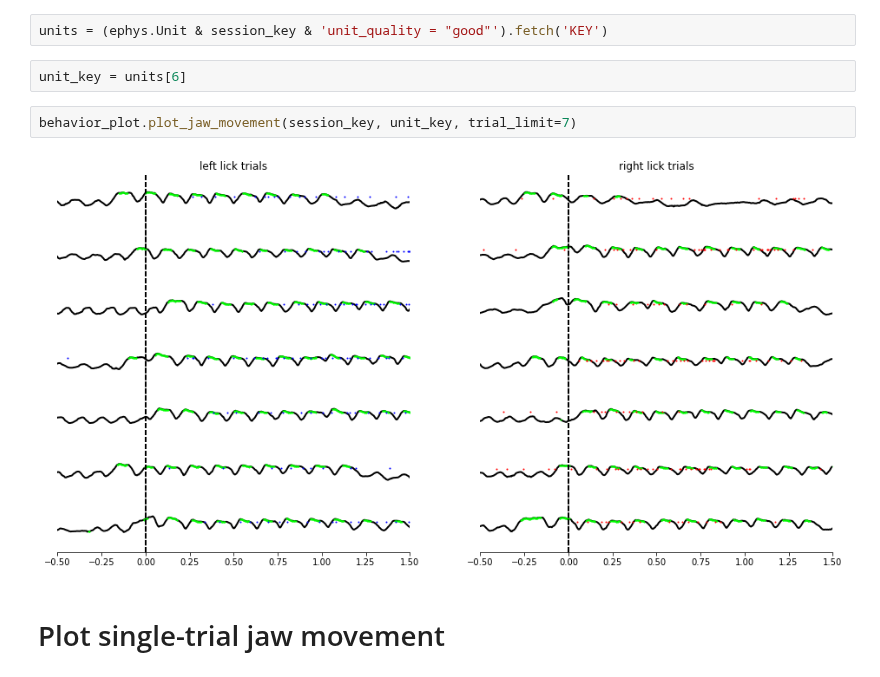
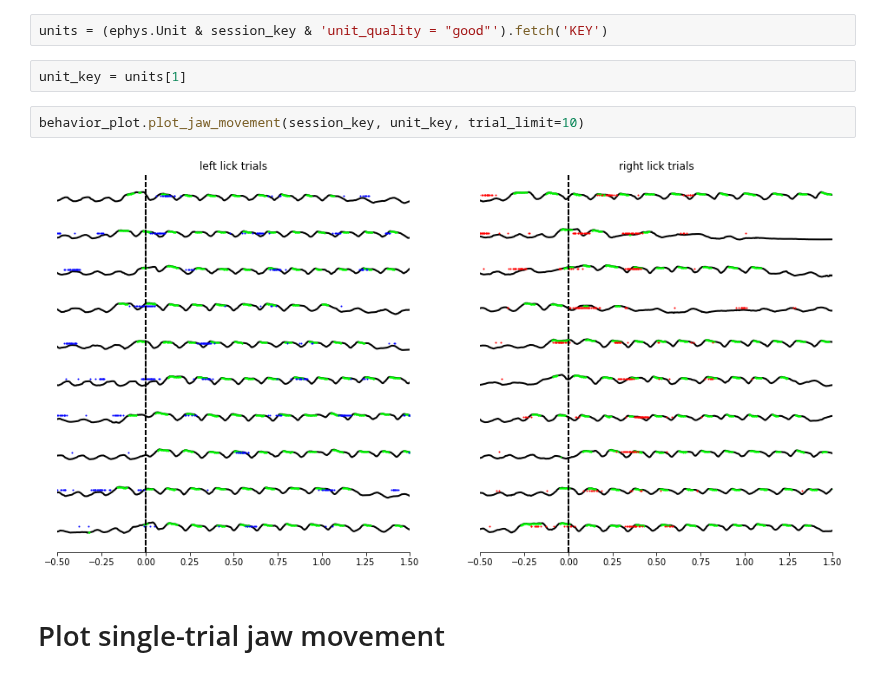
Before and after one commit to mesoscale-activity-map/map-ephys, a Jupyter notebook: notebook/plot_behavior.ipynb, the cells around one changed output. Saved outputs shown, nothing was run; the diff lists cells and outputs as text.

```diff
--- a/notebook/plot_behavior.ipynb
+++ b/notebook/plot_behavior.ipynb
@@ -46,11 +46,11 @@ behavior_plot.plot_photostim_effect(session_key, bi_alm_photostim, axis=axs[2])
 # %%
 units = (ephys.Unit & session_key & 'unit_quality = "good"').fetch('KEY')
 # %%
-unit_key = units[6]
+unit_key = units[1]
 # %%
-behavior_plot.plot_jaw_movement(session_key, unit_key, trial_limit=7)
+behavior_plot.plot_jaw_movement(session_key, unit_key, trial_limit=10)
 # %% [output]
-[figure, old version]
+[figure, new version]
 # %% [markdown]
 # Plot single-trial jaw movement
 # %%
```
Also changed, not shown: 6 other files.
